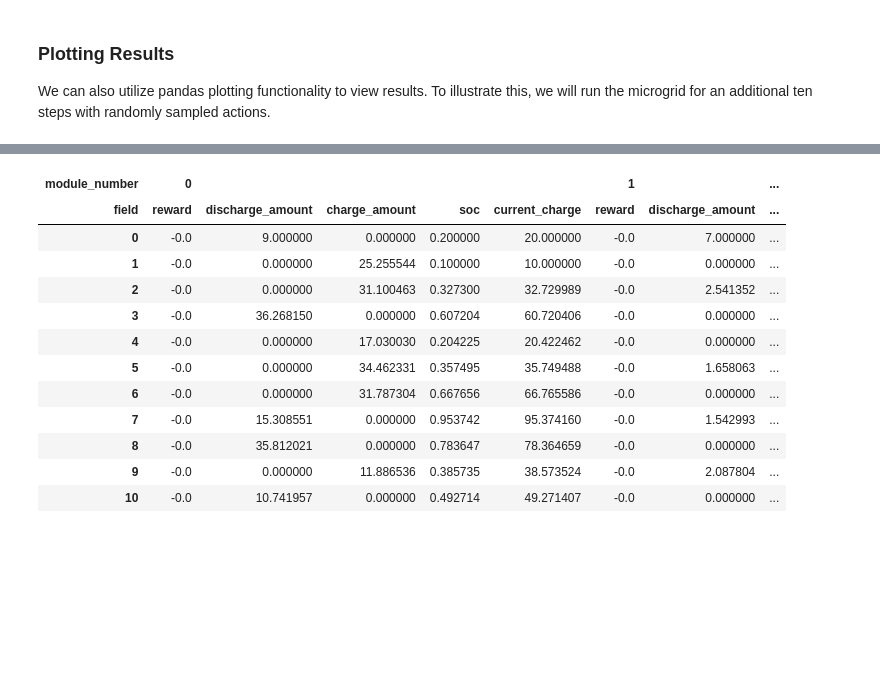
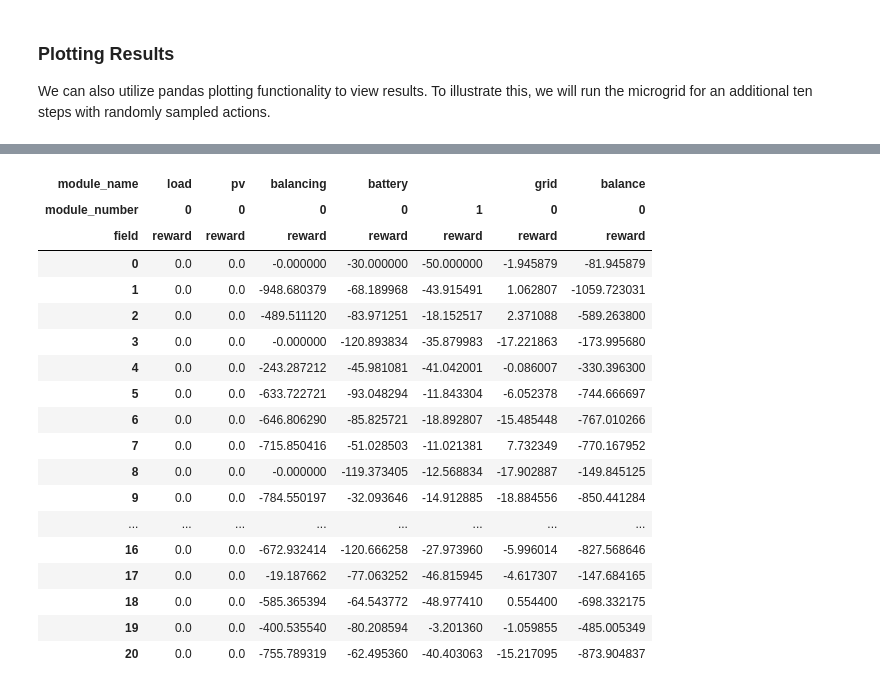
Before and after one commit to Techathon-2025-G5/smart-energy-community-platform, a Jupyter notebook: model/quick-start.ipynb, the cells around one changed output, grey strips where cells are left out. Saved outputs shown, nothing was run; the diff lists cells and outputs as text; code cells hidden in the pictures; blank space fills up the shorter version.

```diff
--- a/model/quick-start.ipynb
+++ b/model/quick-start.ipynb
@@ -25,6 +25,7 @@ small_battery = BatteryModule(min_capacity=10,
                               max_capacity=100,
                               max_charge=50,
                               max_discharge=50,
+                              battery_cost_cycle=3.0,
                               efficiency=0.9,
                               init_soc=0.2)
 
@@ -32,6 +33,7 @@ large_battery = BatteryModule(min_capacity=10,
                               max_capacity=1000,
                               max_charge=10,
                               max_discharge=10,
+                              battery_cost_cycle=5.0,
                               efficiency=0.7,
                               init_soc=0.2)
 # %% [markdown]
@@ -63,7 +65,7 @@ modules = [
     load,
     grid]
 
-microgrid = Microgrid(modules)
+microgrid = Microgrid(modules, add_unbalanced_module=True, loss_load_cost=10.0, overgeneration_cost=2.0)
 # %% [markdown]
 Printing the microgrid will tell us the modules contained in that microgrid. By default a ``balancing`` module is added to keep track of any unmet demand or excess production. This can be disabled by passing ``unbalanced_energy_module=False``, but is not recommended.
 # %%
@@ -196,5 +222,9 @@ microgrid.log.loc[:, 'battery']
 
 We can also utilize pandas plotting functionality to view results. To illustrate this, we will run the microgrid for an additional ten steps with randomly sampled actions.
 # %%
-for _ in range(10):
-    microgrid.run(microgrid.sample_action(strict_bound=True))
+actions = []
+for _ in range(20):
+    action = microgrid.sample_action(strict_bound=True)
+    actions.append(action)
+    obs, reward, done, info = microgrid.run(action)
+pd.DataFrame.from_dict(actions)
@@ -212,16 +271,27 @@ df = microgrid.get_log()
 # %%
-df['battery']
+# Filtra columnas cuyo tercer nivel sea 'reward'
+reward_columns = [col for col in df.columns if col[2] == 'reward']
+
+# Selecciona esas columnas del DataFrame
+df_rewards = df[reward_columns]
+df_rewards
 # %% [output]
-| module_number | 0 |  |  |  |  | 1 |  | ... |
-| field | reward | discharge_amount | charge_amount | soc | current_charge | reward | discharge_amount | ... |
-| 0 | -0.0 | 9.000000 | 0.000000 | 0.200000 | 20.000000 | -0.0 | 7.000000 | ... |
-| 1 | -0.0 | 0.000000 | 25.255544 | 0.100000 | 10.000000 | -0.0 | 0.000000 | ... |
-| 2 | -0.0 | 0.000000 | 31.100463 | 0.327300 | 32.729989 | -0.0 | 2.541352 | ... |
-| 3 | -0.0 | 36.268150 | 0.000000 | 0.607204 | 60.720406 | -0.0 | 0.000000 | ... |
-| 4 | -0.0 | 0.000000 | 17.030030 | 0.204225 | 20.422462 | -0.0 | 0.000000 | ... |
-| 5 | -0.0 | 0.000000 | 34.462331 | 0.357495 | 35.749488 | -0.0 | 1.658063 | ... |
-| 6 | -0.0 | 0.000000 | 31.787304 | 0.667656 | 66.765586 | -0.0 | 0.000000 | ... |
-| 7 | -0.0 | 15.308551 | 0.000000 | 0.953742 | 95.374160 | -0.0 | 1.542993 | ... |
-| 8 | -0.0 | 35.812021 | 0.000000 | 0.783647 | 78.364659 | -0.0 | 0.000000 | ... |
-| 9 | -0.0 | 0.000000 | 11.886536 | 0.385735 | 38.573524 | -0.0 | 2.087804 | ... |
-| 10 | -0.0 | 10.741957 | 0.000000 | 0.492714 | 49.271407 | -0.0 | 0.000000 | ... |
+| module_name | load | pv | balancing | battery |  | grid | balance |
+| module_number | 0 | 0 | 0 | 0 | 1 | 0 | 0 |
+| field | reward | reward | reward | reward | reward | reward | reward |
+| 0 | 0.0 | 0.0 | -0.000000 | -30.000000 | -50.000000 | -1.945879 | -81.945879 |
+| 1 | 0.0 | 0.0 | -948.680379 | -68.189968 | -43.915491 | 1.062807 | -1059.723031 |
+| 2 | 0.0 | 0.0 | -489.511120 | -83.971251 | -18.152517 | 2.371088 | -589.263800 |
+| 3 | 0.0 | 0.0 | -0.000000 | -120.893834 | -35.879983 | -17.221863 | -173.995680 |
+| 4 | 0.0 | 0.0 | -243.287212 | -45.981081 | -41.042001 | -0.086007 | -330.396300 |
+| 5 | 0.0 | 0.0 | -633.722721 | -93.048294 | -11.843304 | -6.052378 | -744.666697 |
+| 6 | 0.0 | 0.0 | -646.806290 | -85.825721 | -18.892807 | -15.485448 | -767.010266 |
+| 7 | 0.0 | 0.0 | -715.850416 | -51.028503 | -11.021381 | 7.732349 | -770.167952 |
+| 8 | 0.0 | 0.0 | -0.000000 | -119.373405 | -12.568834 | -17.902887 | -149.845125 |
+| 9 | 0.0 | 0.0 | -784.550197 | -32.093646 | -14.912885 | -18.884556 | -850.441284 |
+| ... | ... | ... | ... | ... | ... | ... | ... |
+| 16 | 0.0 | 0.0 | -672.932414 | -120.666258 | -27.973960 | -5.996014 | -827.568646 |
+| 17 | 0.0 | 0.0 | -19.187662 | -77.063252 | -46.815945 | -4.617307 | -147.684165 |
+| 18 | 0.0 | 0.0 | -585.365394 | -64.543772 | -48.977410 | 0.554400 | -698.332175 |
+| 19 | 0.0 | 0.0 | -400.535540 | -80.208594 | -3.201360 | -1.059855 | -485.005349 |
+| 20 | 0.0 | 0.0 | -755.789319 | -62.495360 | -40.403063 | -15.217095 | -873.904837 |
```
Also changed, not shown: parts of 19 cells of this notebook, 1 other file.
